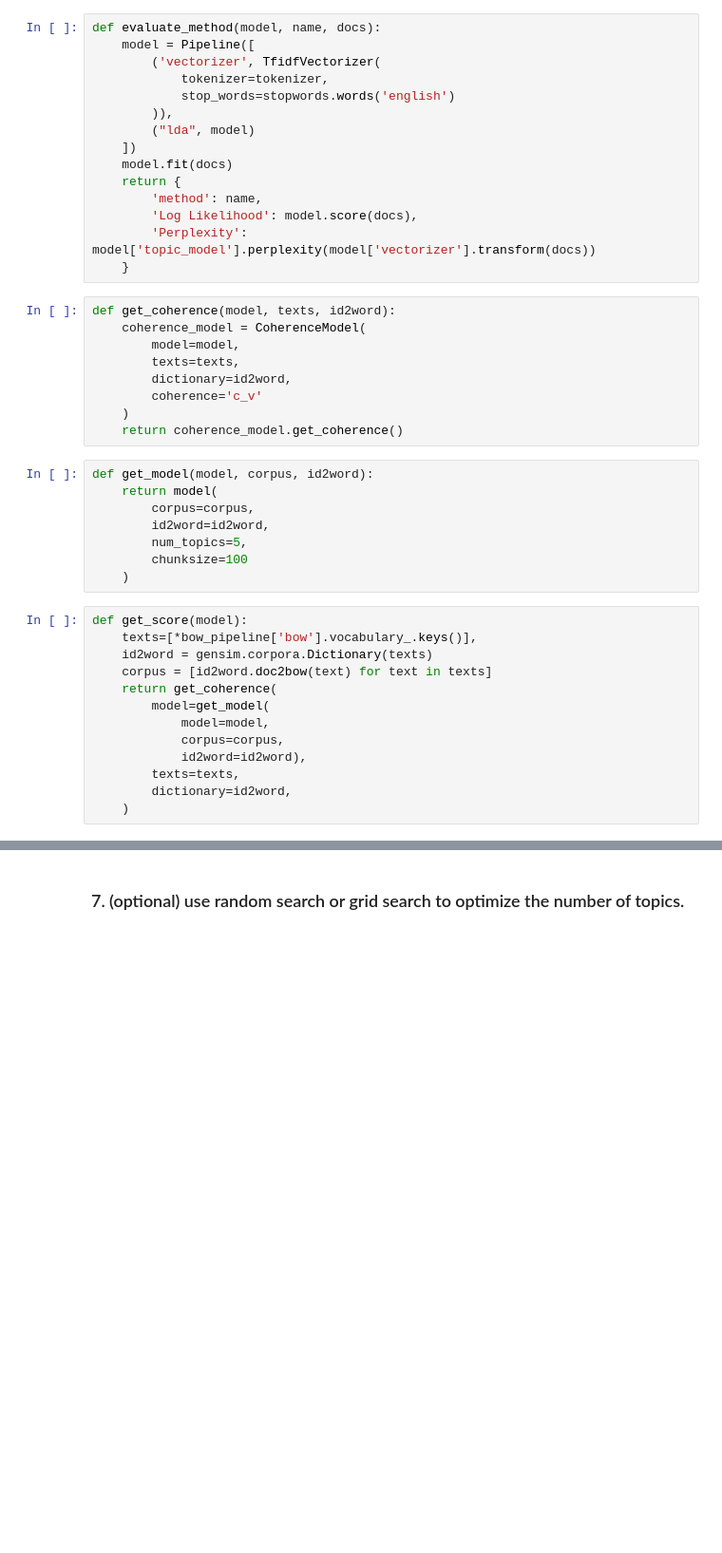
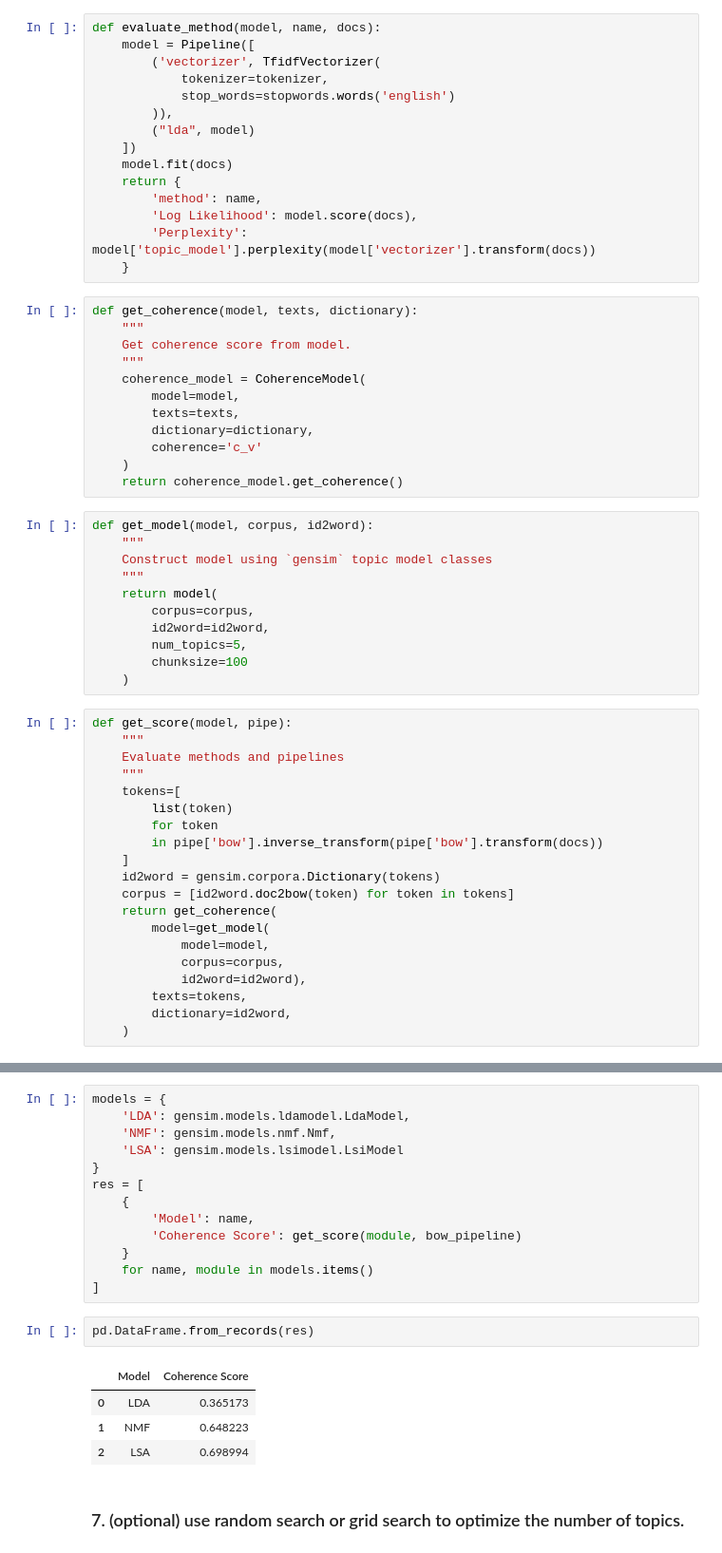
Before and after one commit to juberrahman/NLP-for-Business, a Jupyter notebook: project2/AAmorado.ipynb, the cells around one changed output, grey strips where cells are left out. Shown at 95% size. Saved outputs shown, nothing was run; the diff lists cells and outputs as text; blank space fills up the shorter version.

```diff
--- a/project2/AAmorado.ipynb
+++ b/project2/AAmorado.ipynb
@@ -252,16 +252,22 @@ def evaluate_method(model, name, docs):
         'Perplexity': model['topic_model'].perplexity(model['vectorizer'].transform(docs))
     }
 # %%
-def get_coherence(model, texts, id2word):
+def get_coherence(model, texts, dictionary):
+    """
+    Get coherence score from model.
+    """
     coherence_model = CoherenceModel(
         model=model,
         texts=texts,
-        dictionary=id2word,
+        dictionary=dictionary,
         coherence='c_v'
     )
     return coherence_model.get_coherence()
 # %%
 def get_model(model, corpus, id2word):
+    """
+    Construct model using `gensim` topic model classes
+    """
     return model(
         corpus=corpus,
         id2word=id2word,
@@ -269,15 +275,22 @@ def get_model(model, corpus, id2word):
         chunksize=100
     )
 # %%
-def get_score(model):
-    texts=[*bow_pipeline['bow'].vocabulary_.keys()],
-    id2word = gensim.corpora.Dictionary(texts)
-    corpus = [id2word.doc2bow(text) for text in texts]
+def get_score(model, pipe):
+    """
+    Evaluate methods and pipelines
+    """
+    tokens=[
+        list(token)
+        for token
+        in pipe['bow'].inverse_transform(pipe['bow'].transform(docs))
+    ]
+    id2word = gensim.corpora.Dictionary(tokens)
+    corpus = [id2word.doc2bow(token) for token in tokens]
     return get_coherence(
         model=get_model(
             model=model,
             corpus=corpus,
             id2word=id2word),
-        texts=texts,
+        texts=tokens,
         dictionary=id2word,
     )
@@ -312,2 +297,22 @@ bow_pipeline['bow'].inverse_transform(bow_pipeline['bow'].transform(docs))
+# %%
+models = {
+    'LDA': gensim.models.ldamodel.LdaModel,
+    'NMF': gensim.models.nmf.Nmf,
+    'LSA': gensim.models.lsimodel.LsiModel
+}
+res = [
+    {
+        'Model': name,
+        'Coherence Score': get_score(module, bow_pipeline)
+    }
+    for name, module in models.items()
+]
+# %%
+pd.DataFrame.from_records(res)
+# %% [output]
+|  | Model | Coherence Score |
+| 0 | LDA | 0.365173 |
+| 1 | NMF | 0.648223 |
+| 2 | LSA | 0.698994 |
 # %% [markdown]
 ### 7. (optional) use random search or grid search to optimize the number of topics.
```
Also changed, not shown: parts of 6 cells of this notebook.
